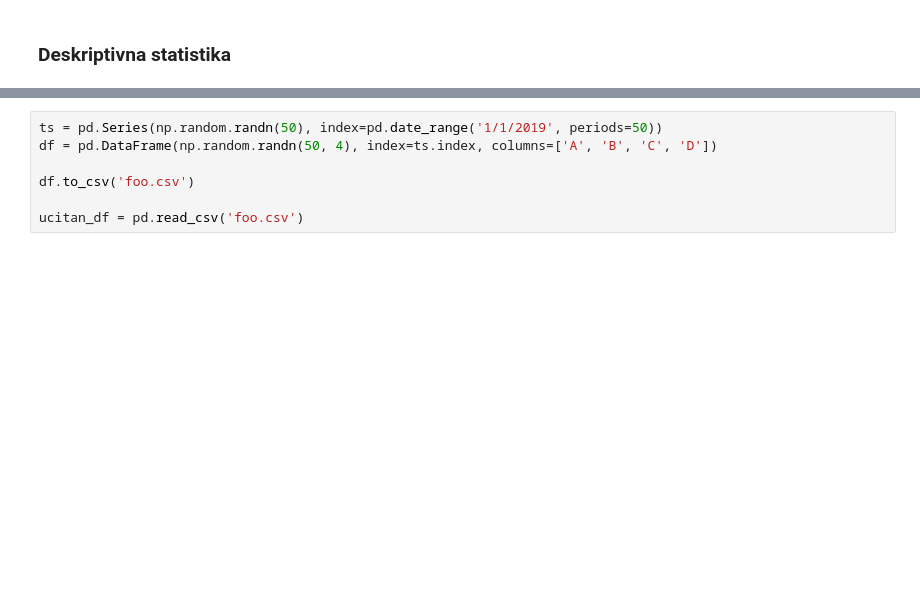
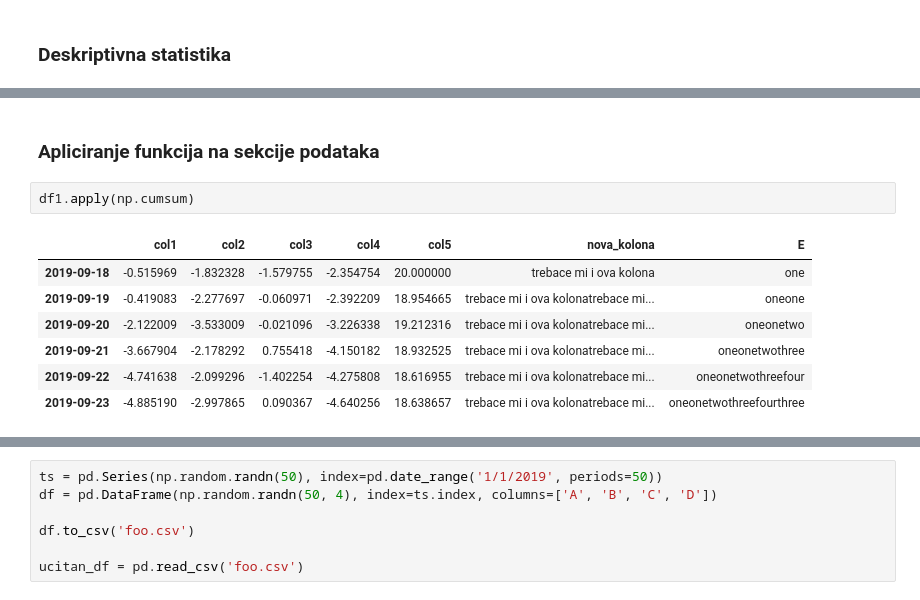
Before and after one commit to milicag/unibl_radionica, a Jupyter notebook: sveske/dan2_3.ipynb, the cells around one changed output, grey strips where cells are left out. Cells and saved outputs as stored; diff of their text form; blank space fills up the shorter version.

```diff
--- a/sveske/dan2_3.ipynb
+++ b/sveske/dan2_3.ipynb
@@ -1524,0 +924,12 @@ CSV
+# %% [markdown]
+### Apliciranje funkcija na sekcije podataka
+# %%
+df1.apply(np.cumsum)
+# %% [output]
+|  | col1 | col2 | col3 | col4 | col5 | nova_kolona | E |
+| 2019-09-18 | -0.515969 | -1.832328 | -1.579755 | -2.354754 | 20.000000 | trebace mi i ova kolona | one |
+| 2019-09-19 | -0.419083 | -2.277697 | -0.060971 | -2.392209 | 18.954665 | trebace mi i ova kolonatrebace mi... | oneone |
+| 2019-09-20 | -2.122009 | -3.533009 | -0.021096 | -3.226338 | 19.212316 | trebace mi i ova kolonatrebace mi... | oneonetwo |
+| 2019-09-21 | -3.667904 | -2.178292 | 0.755418 | -4.150182 | 18.932525 | trebace mi i ova kolonatrebace mi... | oneonetwothree |
+| 2019-09-22 | -4.741638 | -2.099296 | -1.402254 | -4.275808 | 18.616955 | trebace mi i ova kolonatrebace mi... | oneonetwothreefour |
+| 2019-09-23 | -4.885190 | -2.997865 | 0.090367 | -4.640256 | 18.638657 | trebace mi i ova kolonatrebace mi... | oneonetwothreefourthree |
```
Also changed, not shown: parts of 108 cells of this notebook, 2 other files.
